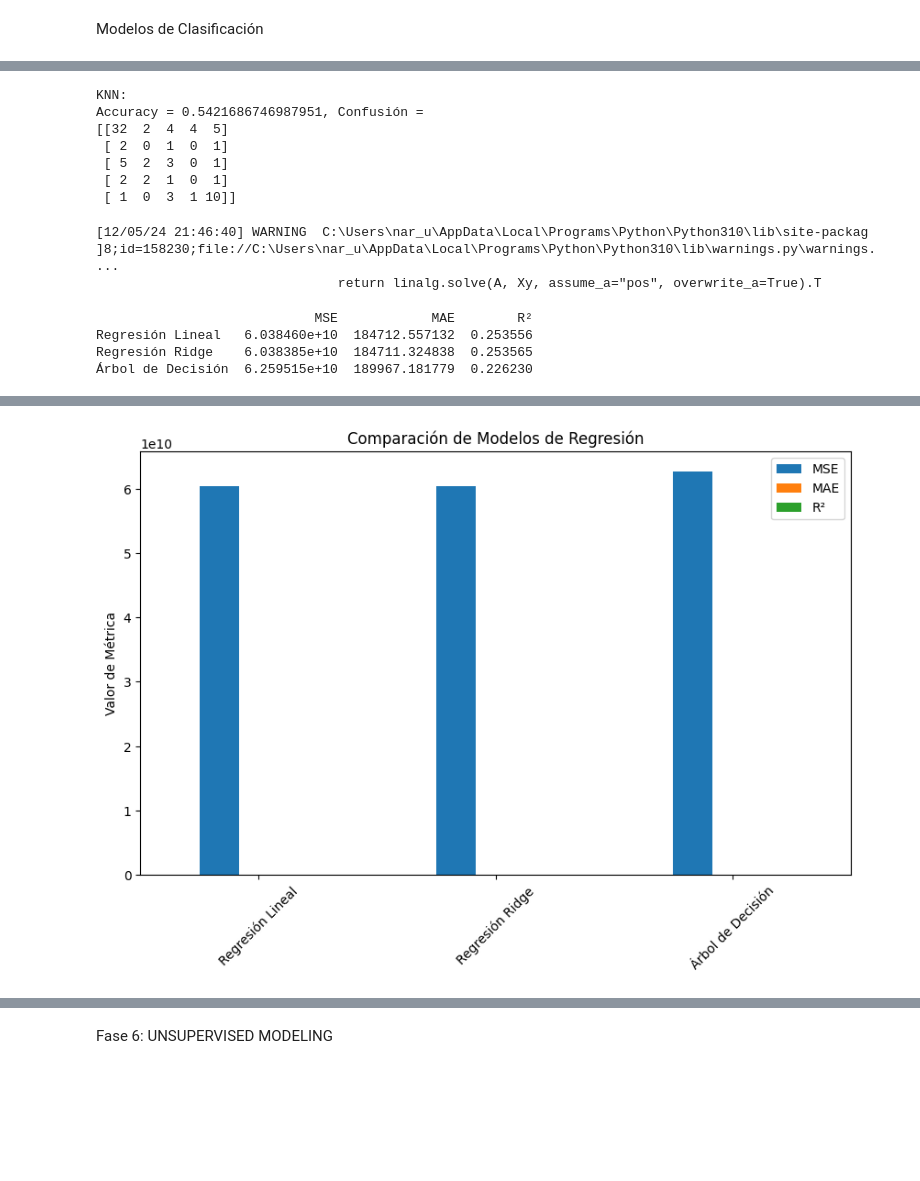
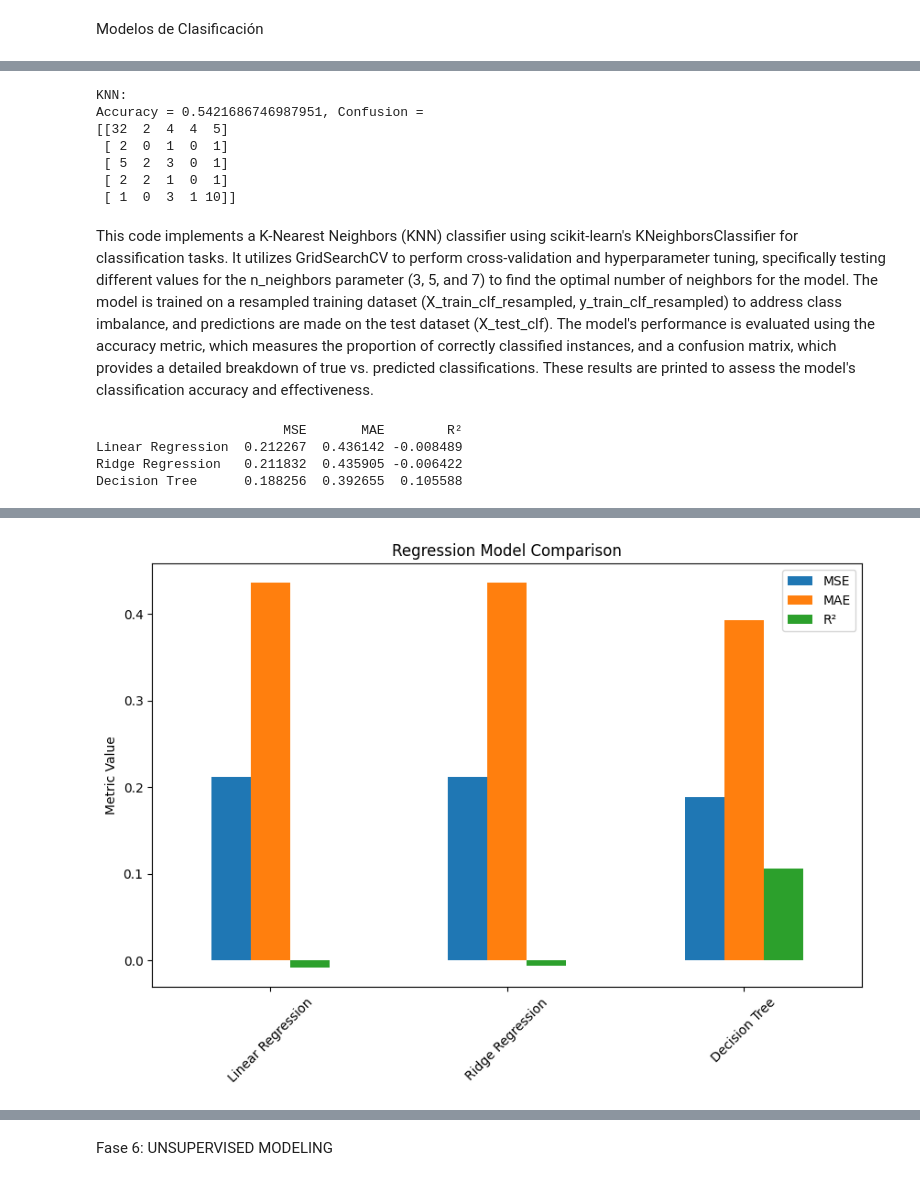
Before and after one commit to Andresilvampuero/monopoly, a Jupyter notebook: monopoly/notebooks/Monopoly.ipynb, the cells around one changed output, grey strips where cells are left out. Saved outputs shown, nothing was run; the diff lists cells and outputs as text; code cells hidden in the pictures; blank space fills up the shorter version.

```diff
--- a/monopoly/notebooks/Monopoly.ipynb
+++ b/monopoly/notebooks/Monopoly.ipynb
@@ -273,11 +294,11 @@ cols_categoric = [
 numeric_imputer = SimpleImputer(strategy='mean')
 
 ds_imputed = ds.copy()
-ds_imputed[numeric_cols] = numeric_imputer.fit_transform(ds_imputed[numeric_cols])
+ds_imputed[cols_numerics] = numeric_imputer.fit_transform(ds_imputed[cols_numerics])
 
 categorical_imputer = SimpleImputer(strategy='most_frequent')
 
-ds_imputed[categorical_cols] = categorical_imputer.fit_transform(ds_imputed[categorical_cols])
+ds_imputed[cols_categoric] = categorical_imputer.fit_transform(ds_imputed[cols_categoric])
 
 
 def compare_distributions(ds_original, ds_imputed, columns, n_columns=5):
@@ -301,10 +322,10 @@ def compare_distributions(ds_original, ds_imputed, columns, n_columns=5):
     plt.show()
 
 print("Numeric variables distributions:")
-numeric_cols_display = numeric_cols[:15]
+numeric_cols_display = cols_numerics[:15]
 compare_distributions(ds, ds_imputed, numeric_cols_display)
 
 print("\nCategorical variables distributions:")
-categorical_cols_display = categorical_cols[:15]
+categorical_cols_display = cols_categoric[:15]
 compare_distributions(ds, ds_imputed, categorical_cols_display)
 # %% [output]
@@ -429,21 +450,21 @@ Valores nulos: 0 (0.00%)
 # %% [markdown]
 This code implements a sophisticated imputation strategy specifically for the income variable, using related features to ensure realistic value estimation.
 # %%
-for column in numeric_cols:
+for column in cols_numerics:
     ds_imputed[column] = ds_imputed[column].round().astype('int64')
 
 print("Data types after conversion:")
 print("-" * 50)
-for column in numeric_cols:
+for column in cols_numerics:
     print(f"{column}: {ds_imputed[column].dtype}")
 
 print("\nFirst rows of some numeric columns:")
 print("-" * 50)
-print(ds_imputed[numeric_cols[:5]].head())
+print(ds_imputed[cols_numerics[:5]].head())
 
 print("\nDecimal values verification:")
 print("-" * 50)
-for column in numeric_cols:
+for column in cols_numerics:
     if (ds_imputed[column] % 1 != 0).any():
         print(f"Warning! {column} still has decimals")
 # %% [output]
@@ -534,7 +555,7 @@ def trim_outliers_iqr(df, columns):
 
     return df_clean
 
-ds_without_outliers = trim_outliers_iqr(ds_imputed, numeric_cols)
+ds_without_outliers = trim_outliers_iqr(ds_imputed, cols_numerics)
 
 columns_of_interest = ['Renta', 'Edad', 'Consumo', 'CUPO_L1']
 
@@ -1020,5 +1030,4 @@ Accuracy = 0.9879518072289156, Confusión =
 # %%
-# 3. KNN
 knn_model = KNeighborsClassifier()
 param_grid_knn = {'n_neighbors': [3, 5, 7]}
 grid_search_knn = GridSearchCV(knn_model, param_grid_knn, cv=5)
@@ -1029,55 +1038,52 @@ accuracy_knn = accuracy_score(y_test_clf, y_pred_knn)
 confusion_knn = confusion_matrix(y_test_clf, y_pred_knn)
 
 print("KNN:")
-print(f"Accuracy = {accuracy_knn}, Confusión = \n{confusion_knn}")
+print(f"Accuracy = {accuracy_knn}, Confusion = \n{confusion_knn}")
 # %% [output]
 KNN:
-Accuracy = 0.5421686746987951, Confusión =
+Accuracy = 0.5421686746987951, Confusion =
 [[32  2  4  4  5]
  [ 2  0  1  0  1]
  [ 5  2  3  0  1]
  [ 2  2  1  0  1]
  [ 1  0  3  1 10]]
+# %% [markdown]
+This code implements a K-Nearest Neighbors (KNN) classifier using scikit-learn's KNeighborsClassifier for classification tasks. It utilizes GridSearchCV to perform cross-validation and hyperparameter tuning, specifically testing different values for the n_neighbors parameter (3, 5, and 7) to find the optimal number of neighbors for the model. The model is trained on a resampled training dataset (X_train_clf_resampled, y_train_clf_resampled) to address class imbalance, and predictions are made on the test dataset (X_test_clf). The model's performance is evaluated using the accuracy metric, which measures the proportion of correctly classified instances, and a confusion matrix, which provides a detailed breakdown of true vs. predicted classifications. These results are printed to assess the model's classification accuracy and effectiveness.
 # %%
 models = {
-    "Regresión Lineal": LinearRegression(),
-    "Regresión Ridge": Ridge(alpha=1.0),
-    "Árbol de Decisión": DecisionTreeRegressor(max_depth=3)
+    "Linear Regression": LinearRegression(),
+    "Ridge Regression": Ridge(alpha=1.0),
+    "Decision Tree": DecisionTreeRegressor(max_depth=3)
 }
-
 
 results = {}
 
 for name, model in models.items():
     model.fit(X_train, y_train)
     y_pred = model.predict(X_test)
 
     mse = mean_squared_error(y_test, y_pred)
     mae = mean_absolute_error(y_test, y_pred)
     r2 = r2_score(y_test, y_pred)
 
     results[name] = {
         "MSE": mse,
         "MAE": mae,
         "R²": r2
     }
 
-
 results_df = pd.DataFrame(results).T
 print(results_df)
 
-
 results_df[['MSE', 'MAE', 'R²']].plot(kind='bar', figsize=(10, 6))
-plt.title('Comparación de Modelos de Regresión')
-plt.ylabel('Valor de Métrica')
+plt.title('Regression Model Comparison')
+plt.ylabel('Metric Value')
 plt.xticks(rotation=45)
 plt.show()
 # %% [output]
-[12/05/24 21:46:40] WARNING  C:\Users\nar_u\AppData\Local\Programs\Python\Python310\lib\site-packag ]8;id=158230;file://C:\Users\nar_u\AppData\Local\Programs\Python\Python310\lib\warnings.py\warnings. ...
-                               return linalg.solve(A, Xy, assume_a="pos", overwrite_a=True).T
+                        MSE       MAE        R²
+Linear Regression  0.212267  0.436142 -0.008489
+Ridge Regression   0.211832  0.435905 -0.006422
+Decision Tree      0.188256  0.392655  0.105588
-                            MSE            MAE        R²
-Regresión Lineal   6.038460e+10  184712.557132  0.253556
-Regresión Ridge    6.038385e+10  184711.324838  0.253565
-Árbol de Decisión  6.259515e+10  189967.181779  0.226230
 [interactive output not drawn]
-[figure, old version]
+[figure, new version]
```
Also changed, not shown: parts of 57 cells of this notebook.
